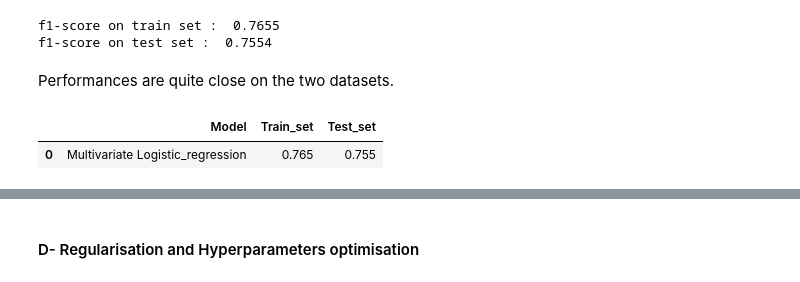
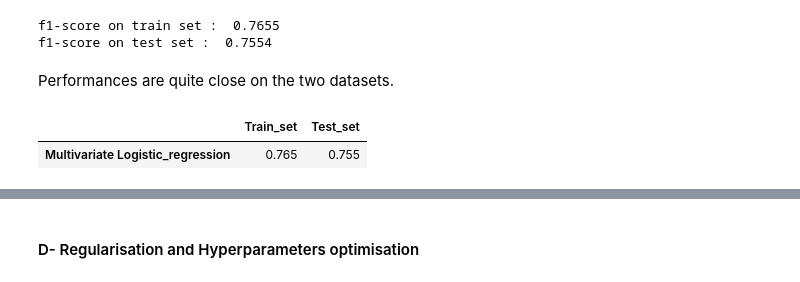
Before and after one commit to sdupland/bloc3_donn-es_structur-es, a Jupyter notebook: projet conversion rate challenge/Conversion_rate_challenge_sndd.ipynb, the cells around one changed output, grey strips where cells are left out. Saved outputs shown, nothing was run; the diff lists cells and outputs as text; code cells hidden in the pictures.

```diff
--- a/projet conversion rate challenge/Conversion_rate_challenge_sndd.ipynb
+++ b/projet conversion rate challenge/Conversion_rate_challenge_sndd.ipynb
@@ -288,12 +311,10 @@ f1-score on test set :  0.7554
 Performances are quite close on the two datasets.
 # %%
 # Creation of a summary table of results by model
-model_results = pd.DataFrame.from_dict({
-    "Model" :["Multivariate Logistic_regression"] ,
-    "Train_set" : [f1_score(Y_train, Y_train_pred).round(3)],
-    "Test_set" : [f1_score(Y_test, Y_test_pred).round(3)]
-    })
+model_results = pd.DataFrame({"Train_set" : [f1_score(Y_train, Y_train_pred).round(3)],
+                              "Test_set" : [f1_score(Y_test, Y_test_pred).round(3)]},
+                             index = ["Multivariate Logistic_regression"])
 model_results
 # %% [output]
-|  | Model | Train_set | Test_set |
-| 0 | Multivariate Logistic_regression | 0.765 | 0.755 |
+|  | Train_set | Test_set |
+| Multivariate Logistic_regression | 0.765 | 0.755 |
```
Also changed, not shown: parts of 55 cells of this notebook.
